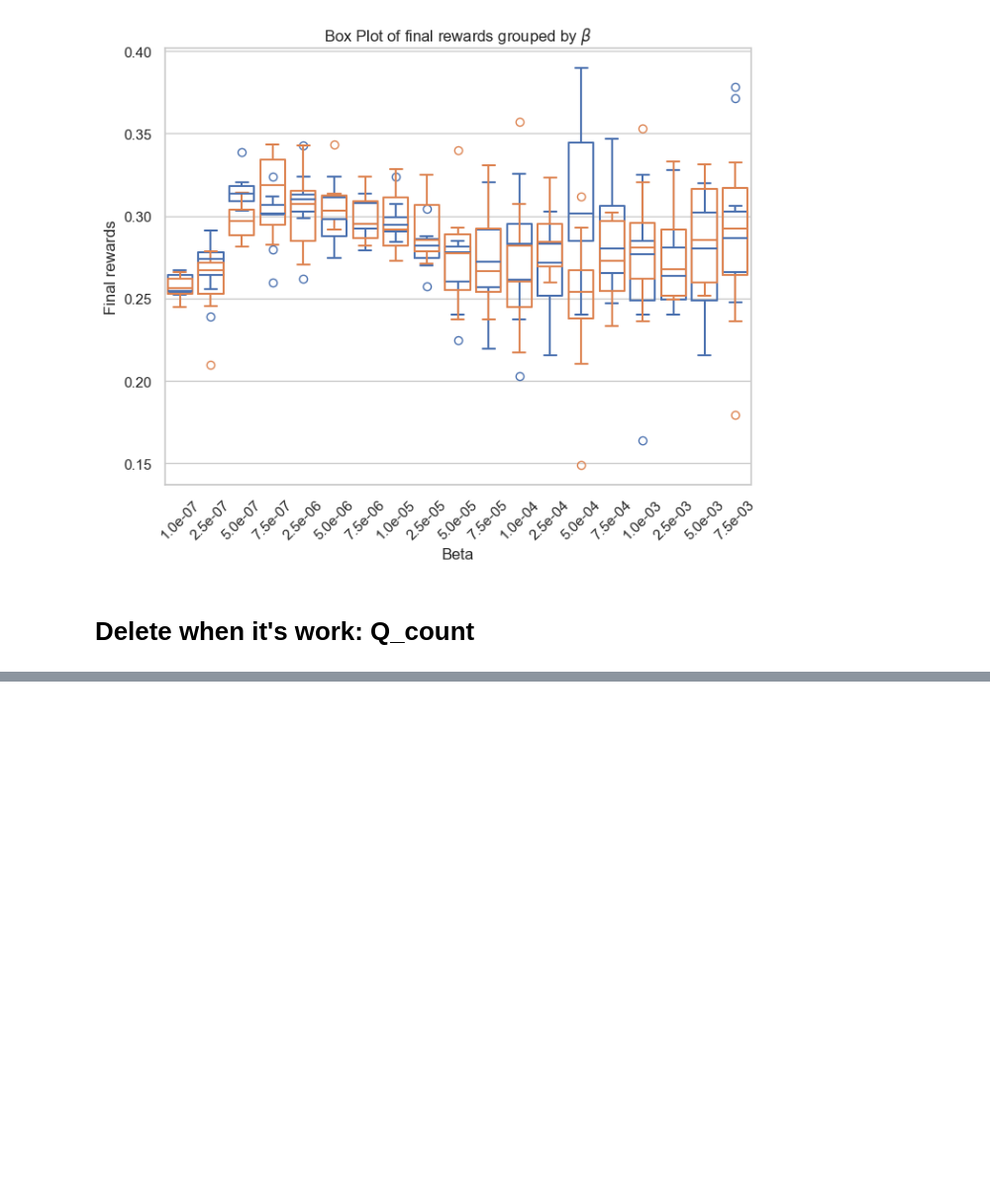
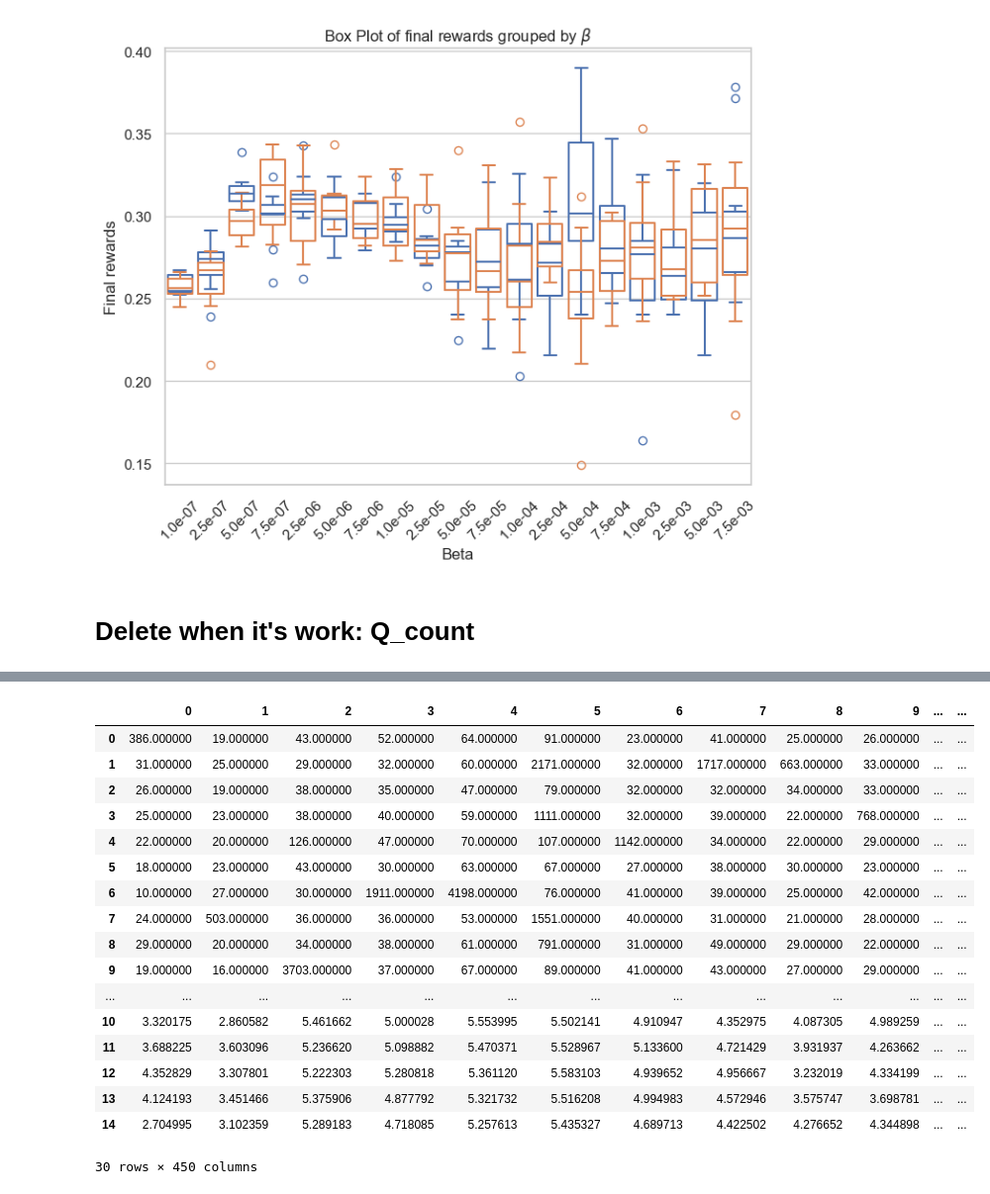
Before and after one commit to Suzie14/RLandPricing, a Jupyter notebook: notebooks/main.ipynb, the cells around one changed output, grey strips where cells are left out. Shown: that part at 99% size. Saved outputs shown, nothing was run; the diff lists cells and outputs as text; code cells hidden in the pictures; blank space fills up the shorter version.

```diff
--- a/notebooks/main.ipynb
+++ b/notebooks/main.ipynb
@@ -339,0 +156,3 @@ class Env:
+# %%
+game = interact.Interaction()
+game(10**6)
@@ -339,0 +190,21 @@ class Env:
+# %%
+game.getQs()
+# %% [output]
+|  | 0 | 1 | 2 | 3 | 4 | 5 | 6 | 7 | 8 | 9 | ... | ... |
+| 0 | 386.000000 | 19.000000 | 43.000000 | 52.000000 | 64.000000 | 91.000000 | 23.000000 | 41.000000 | 25.000000 | 26.000000 | ... | ... |
+| 1 | 31.000000 | 25.000000 | 29.000000 | 32.000000 | 60.000000 | 2171.000000 | 32.000000 | 1717.000000 | 663.000000 | 33.000000 | ... | ... |
+| 2 | 26.000000 | 19.000000 | 38.000000 | 35.000000 | 47.000000 | 79.000000 | 32.000000 | 32.000000 | 34.000000 | 33.000000 | ... | ... |
+| 3 | 25.000000 | 23.000000 | 38.000000 | 40.000000 | 59.000000 | 1111.000000 | 32.000000 | 39.000000 | 22.000000 | 768.000000 | ... | ... |
+| 4 | 22.000000 | 20.000000 | 126.000000 | 47.000000 | 70.000000 | 107.000000 | 1142.000000 | 34.000000 | 22.000000 | 29.000000 | ... | ... |
+| 5 | 18.000000 | 23.000000 | 43.000000 | 30.000000 | 63.000000 | 67.000000 | 27.000000 | 38.000000 | 30.000000 | 23.000000 | ... | ... |
+| 6 | 10.000000 | 27.000000 | 30.000000 | 1911.000000 | 4198.000000 | 76.000000 | 41.000000 | 39.000000 | 25.000000 | 42.000000 | ... | ... |
+| 7 | 24.000000 | 503.000000 | 36.000000 | 36.000000 | 53.000000 | 1551.000000 | 40.000000 | 31.000000 | 21.000000 | 28.000000 | ... | ... |
+| 8 | 29.000000 | 20.000000 | 34.000000 | 38.000000 | 61.000000 | 791.000000 | 31.000000 | 49.000000 | 29.000000 | 22.000000 | ... | ... |
+| 9 | 19.000000 | 16.000000 | 3703.000000 | 37.000000 | 67.000000 | 89.000000 | 41.000000 | 43.000000 | 27.000000 | 29.000000 | ... | ... |
+| ... | ... | ... | ... | ... | ... | ... | ... | ... | ... | ... | ... | ... |
+| 10 | 3.320175 | 2.860582 | 5.461662 | 5.000028 | 5.553995 | 5.502141 | 4.910947 | 4.352975 | 4.087305 | 4.989259 | ... | ... |
+| 11 | 3.688225 | 3.603096 | 5.236620 | 5.098882 | 5.470371 | 5.528967 | 5.133600 | 4.721429 | 3.931937 | 4.263662 | ... | ... |
+| 12 | 4.352829 | 3.307801 | 5.222303 | 5.280818 | 5.361120 | 5.583103 | 4.939652 | 4.956667 | 3.232019 | 4.334199 | ... | ... |
+| 13 | 4.124193 | 3.451466 | 5.375906 | 4.877792 | 5.321732 | 5.516208 | 4.994983 | 4.572946 | 3.575747 | 3.698781 | ... | ... |
+| 14 | 2.704995 | 3.102359 | 5.289183 | 4.718085 | 5.257613 | 5.435327 | 4.689713 | 4.422502 | 4.276652 | 4.344898 | ... | ... |
+30 rows × 450 columns
```
Also changed, not shown: parts of 4 cells of this notebook, 2 other files.
